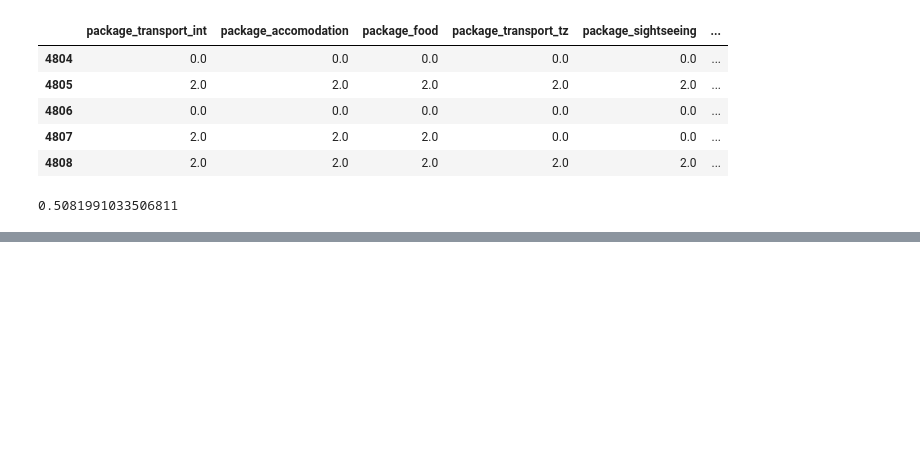
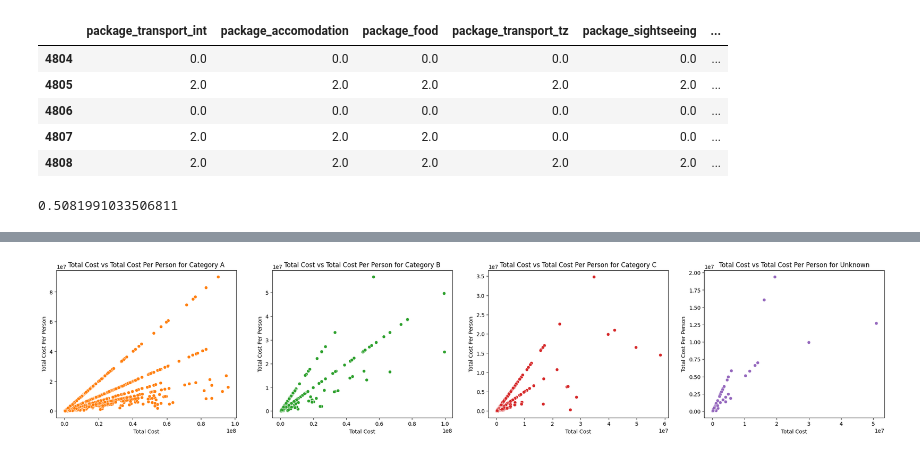
Before and after one commit to segnig/Tanzania-Tourism-Prediction, a Jupyter notebook: main.ipynb, the cells around one changed output, grey strips where cells are left out. Saved outputs shown, nothing was run; the diff lists cells and outputs as text; code cells hidden in the pictures; blank space fills up the shorter version.

```diff
--- a/main.ipynb
+++ b/main.ipynb
@@ -453,0 +502,6 @@ train_df_copy["total_package_cost"].corr(train_df_copy["total_cost"])
+# %%
+# divide based economy level country
+category_A_countries_df = train_df_copy[train_df_copy["country_category"] == "Category A"]
+category_B_countries_df = train_df_copy[train_df_copy["country_category"] == "Category B"]
+category_C_countries_df = train_df_copy[train_df_copy["country_category"] == "Category C"]
+category_unknown_countries_df = train_df_copy[train_df_copy["country_category"] == "Unknown"]
@@ -453,0 +524,11 @@ train_df_copy["total_package_cost"].corr(train_df_copy["total_cost"])
+# %%
+# scatter plot between total cost and total cost per person for every categorical
+fig = plt.subplots(1, 4, figsize=(28, 5))
+
+for i, df in enumerate([category_A_countries_df, category_B_countries_df, category_C_countries_df, category_unknown_countries_df]):
+    sns.scatterplot(x="total_cost", y="total_cost_per_person", data=df, ax=fig[1][i], color=f"C{i+1}")
+    fig[1][i].set_title(f"Total Cost vs Total Cost Per Person for {df['country_category'].iloc[0]}")
+    fig[1][i].set_xlabel("Total Cost")
+    fig[1][i].set_ylabel("Total Cost Per Person")
+# %% [output]
+[figure, added]
```
Also changed, not shown: parts of 18 cells of this notebook.
